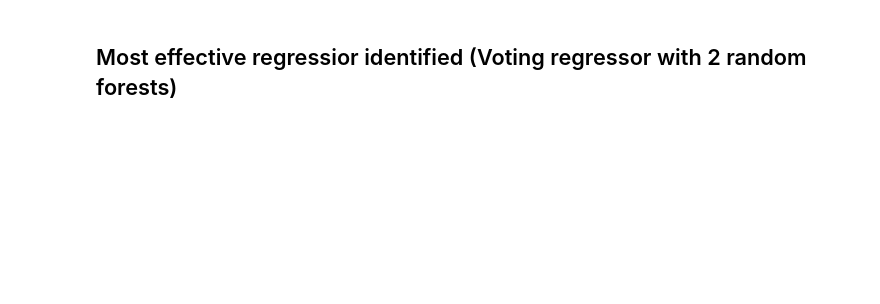
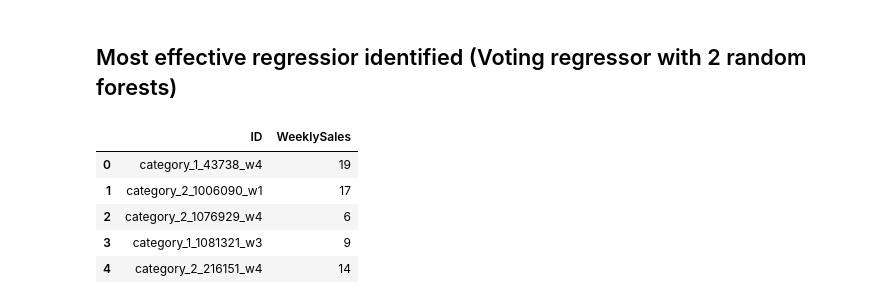
Before and after one commit to nadunys/data-storm-3.0, a Jupyter notebook: 2022-03-27/ds_2.ipynb, the cells around one changed output. Cells and saved outputs as stored; diff of their text form; code cells hidden in the pictures; blank space fills up the shorter version.

```diff
--- a/2022-03-27/ds_2.ipynb
+++ b/2022-03-27/ds_2.ipynb
@@ -390,0 +398,20 @@ pd.DataFrame(score, columns=['Model', 'Score'])
+# %%
+# from sklearn.model_selection import GridSearchCV
+
+# param_grid = {'loss': ['squared_error', 'absolute_error', 'poisson'],
+#               'max_depth': [7, 8],
+#               'max_itr': [100, 80, 60, 55, 51, 45],
+#               'learning_rate' :[0.26, 0.25, 0.2, 0.1, 0.15, 0.3, 0.16, 0.13]
+#              }
+
+r1 = RandomForestRegressor(
+    n_estimators=100, random_state=10, criterion='absolute_error')
+r2 = RandomForestRegressor(n_estimators=10, random_state=1)
+
+vr = VotingRegressor([('rf', r1), ('et', r2)])
+
+hist_regresor = RandomForestRegressor()
+regr_trans = TransformedTargetRegressor(regressor=vr, transformer=QuantileTransformer(output_distribution='normal'))
+
+regr_trans.fit(X_train, Y_train)
+hist_reg_predictions = regr_trans.predict(val_x)
@@ -392,13 +423,20 @@ pd.DataFrame(score, columns=['Model', 'Score'])
 ## Most effective regressior identified (Voting regressor with 2 random forests)
 # %%
 test_data = pd.read_csv(r'../datasets/test_data.csv')
-test_data['PredictedSales'] = voting_reg.predict(test_x)
+test_data['PredictedSales'] = regr_trans.predict(test_x)
 test_data['PredictedSales'] = test_data['PredictedSales'].apply(lambda val: round(val))
 test_data['ItemCode'] = test_data['ItemCode'].apply(lambda val: str(val))
 
 submission_df = pd.DataFrame()
 submission_df['ID'] = test_data[['CategoryCode', 'ItemCode', 'Week']].agg(lambda x: '_'.join(x.values), axis=1)
 submission_df['WeeklySales'] = test_data['PredictedSales']
 submission_df.head()
+# %% [output]
+|  | ID | WeeklySales |
+| 0 | category_1_43738_w4 | 19 |
+| 1 | category_2_1006090_w1 | 17 |
+| 2 | category_2_1076929_w4 | 6 |
+| 3 | category_1_1081321_w3 | 9 |
+| 4 | category_2_216151_w4 | 14 |
 # %%
 submission_df.to_csv('../results/test_predictions.csv', index=False)
```
Also changed, not shown: parts of 12 cells of this notebook, 1 other file.
